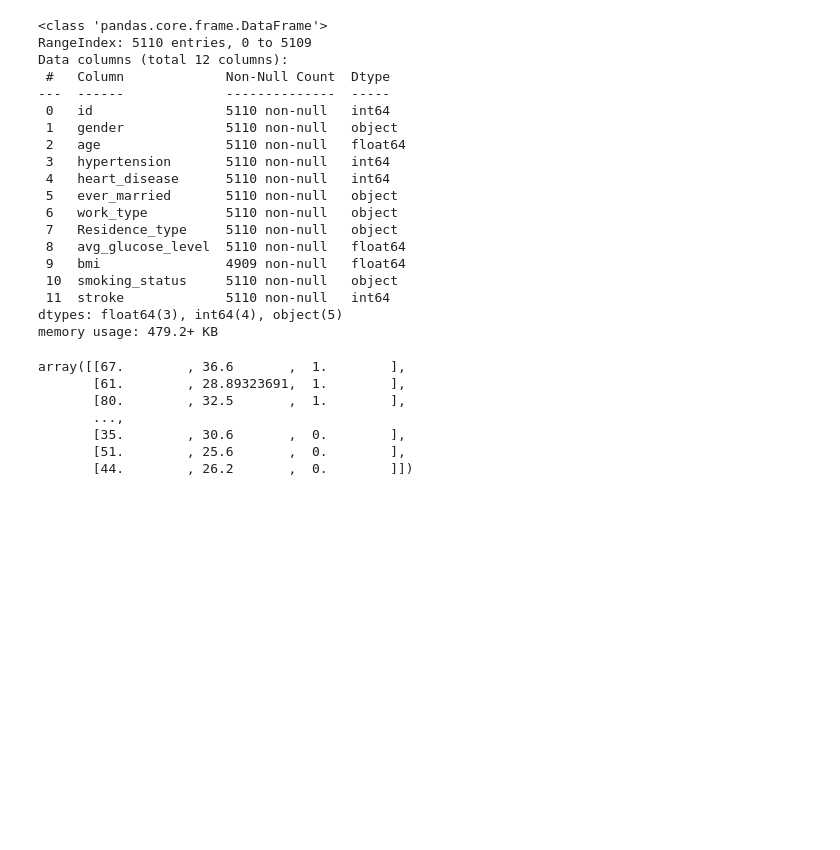
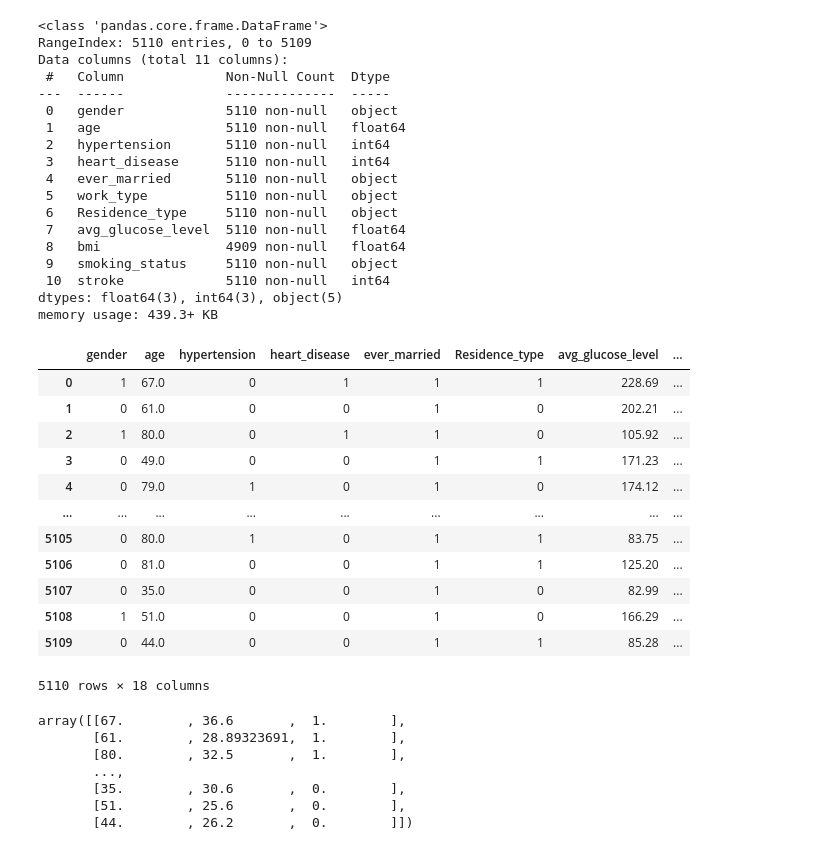
Before and after one commit to fl-sll/FODS-Quiz, a Jupyter notebook: Projects/DSFP.ipynb, the cells around one changed output. Cells and saved outputs as stored; diff of their text form; code cells hidden in the pictures; blank space fills up the shorter version.

```diff
--- a/Projects/DSFP.ipynb
+++ b/Projects/DSFP.ipynb
@@ -9,26 +10,57 @@ import pandas as pd
 import numpy as np
 # %%
 df = pd.read_csv("healthcare-dataset-stroke-data.csv")
+df.drop(['id'], axis=1,inplace=True)
 df.info()
 # df['stroke']
 # %% [output]
 <class 'pandas.core.frame.DataFrame'>
 RangeIndex: 5110 entries, 0 to 5109
-Data columns (total 12 columns):
+Data columns (total 11 columns):
  #   Column             Non-Null Count  Dtype
 ---  ------             --------------  -----
- 0   id                 5110 non-null   int64
- 1   gender             5110 non-null   object
- 2   age                5110 non-null   float64
- 3   hypertension       5110 non-null   int64
- 4   heart_disease      5110 non-null   int64
- 5   ever_married       5110 non-null   object
- 6   work_type          5110 non-null   object
- 7   Residence_type     5110 non-null   object
- 8   avg_glucose_level  5110 non-null   float64
- 9   bmi                4909 non-null   float64
- 10  smoking_status     5110 non-null   object
- 11  stroke             5110 non-null   int64
-dtypes: float64(3), int64(4), object(5)
-memory usage: 479.2+ KB
+ 0   gender             5110 non-null   object
+ 1   age                5110 non-null   float64
+ 2   hypertension       5110 non-null   int64
+ 3   heart_disease      5110 non-null   int64
+ 4   ever_married       5110 non-null   object
+ 5   work_type          5110 non-null   object
+ 6   Residence_type     5110 non-null   object
+ 7   avg_glucose_level  5110 non-null   float64
+ 8   bmi                4909 non-null   float64
+ 9   smoking_status     5110 non-null   object
+ 10  stroke             5110 non-null   int64
+dtypes: float64(3), int64(3), object(5)
+memory usage: 439.3+ KB
+# %%
+df['gender']=df['gender'].apply(lambda x : 1 if x=='Male' else 0)
+df["ever_married"] = df["ever_married"].apply(lambda x: 1 if x=="Yes" else 0)
+df["Residence_type"] = df["Residence_type"].apply(lambda x: 1 if x=="Urban" else 0)
+
+df = pd.get_dummies(data=df, columns=['smoking_status'])
+df = pd.get_dummies(data=df, columns=['work_type'])
+
+X = df.drop(['stroke'], axis=1).values
+imputer = SimpleImputer()
+X = imputer.fit_transform(X)
+
+y = df['stroke'].values
+
+X_train, X_test, y_train, y_test = train_test_split(X, y, test_size=0.2)
+
+df
+# %% [output]
+|  | gender | age | hypertension | heart_disease | ever_married | Residence_type | avg_glucose_level | ... |
+| 0 | 1 | 67.0 | 0 | 1 | 1 | 1 | 228.69 | ... |
+| 1 | 0 | 61.0 | 0 | 0 | 1 | 0 | 202.21 | ... |
+| 2 | 1 | 80.0 | 0 | 1 | 1 | 0 | 105.92 | ... |
+| 3 | 0 | 49.0 | 0 | 0 | 1 | 1 | 171.23 | ... |
+| 4 | 0 | 79.0 | 1 | 0 | 1 | 0 | 174.12 | ... |
+| ... | ... | ... | ... | ... | ... | ... | ... | ... |
+| 5105 | 0 | 80.0 | 1 | 0 | 1 | 1 | 83.75 | ... |
+| 5106 | 0 | 81.0 | 0 | 0 | 1 | 1 | 125.20 | ... |
+| 5107 | 0 | 35.0 | 0 | 0 | 1 | 0 | 82.99 | ... |
+| 5108 | 1 | 51.0 | 0 | 0 | 1 | 0 | 166.29 | ... |
+| 5109 | 0 | 44.0 | 0 | 0 | 1 | 1 | 85.28 | ... |
+5110 rows × 18 columns
 # %%
```
Also changed, not shown: parts of 16 cells of this notebook.
